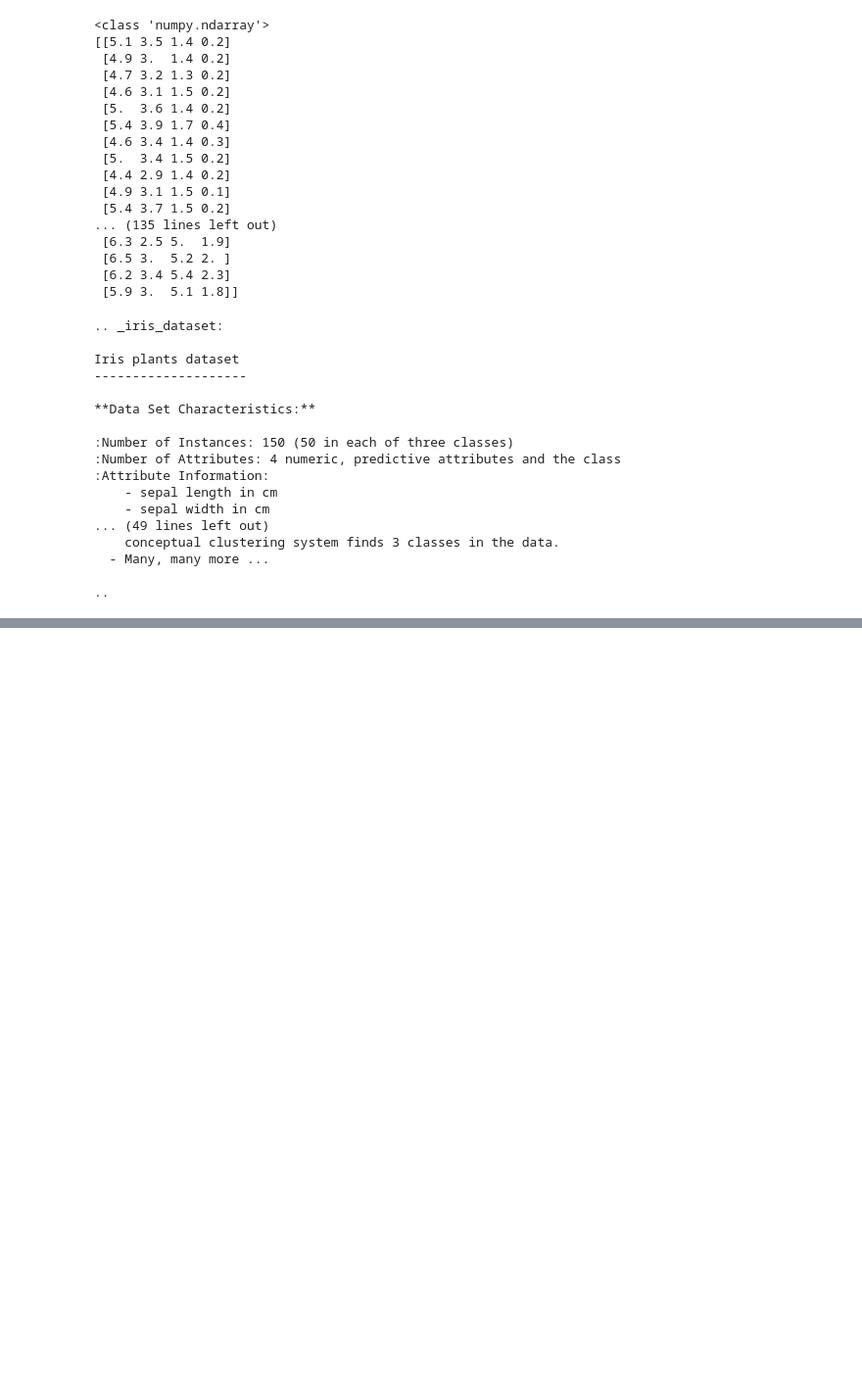
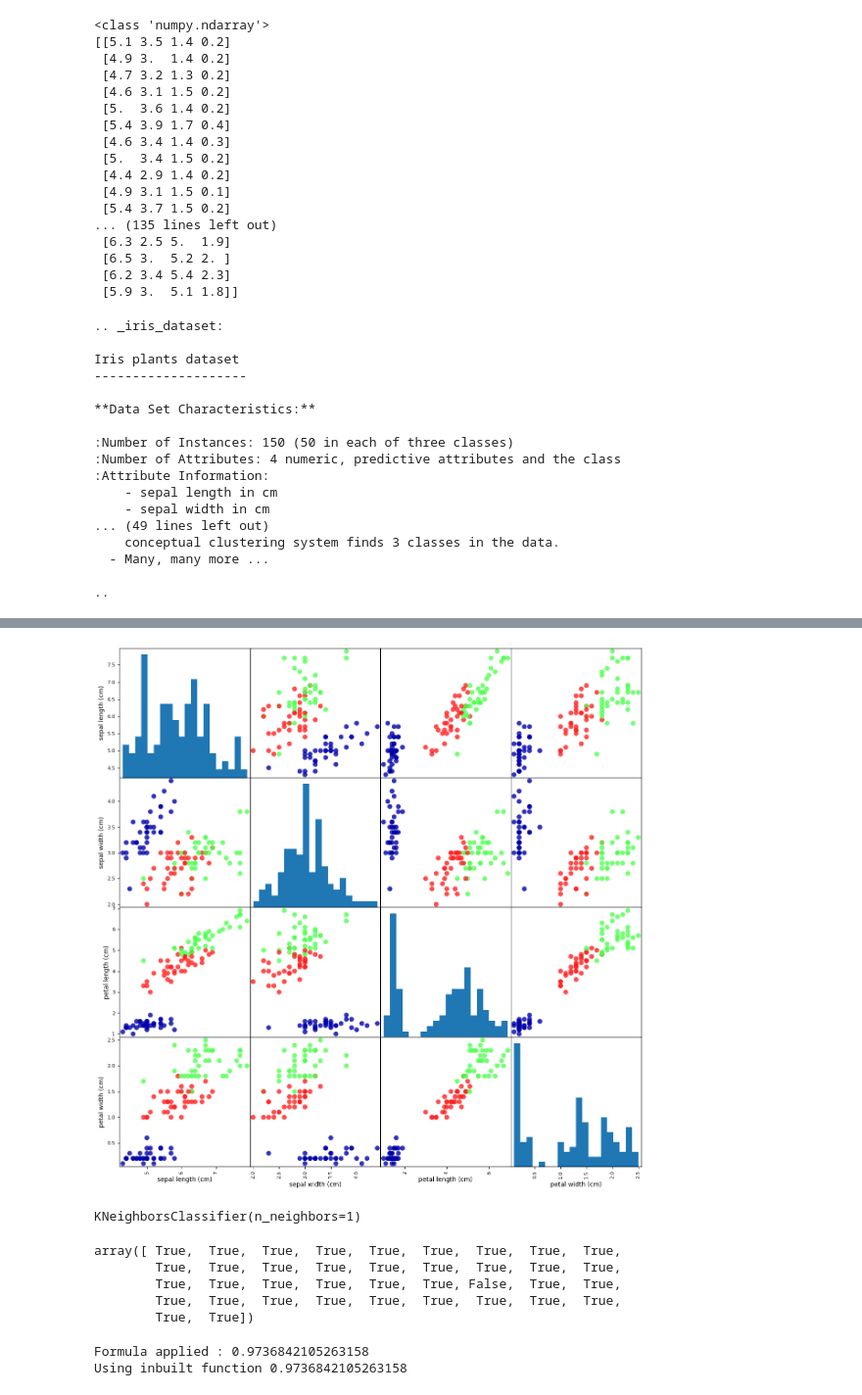
Before and after one commit to VSKoffl/My-first-python-ml-work, a Jupyter notebook: iris.ipynb, the cells around one changed output, grey strips where cells are left out. Shown at 98% size. Drawn from its saved outputs; the diff is of its cells as text; code cells hidden in the pictures; blank space fills up the shorter version.

```diff
--- a/iris.ipynb
+++ b/iris.ipynb
@@ -50,0 +60,6 @@ Iris plants dataset
+# %%
+#Split the data into train -  test sets using the
+from sklearn.model_selection import train_test_split
+train_X, test_X, train_y, test_y = train_test_split(iris['data'], iris['target'],random_state=0,stratify=iris['target'])
+# We cannot take the last 25% of the observations as the testing set as this might contain nothing but simply one class of flowers. Hence use a function that shuffles and then splits
+# Random state is basically seed i.e., for reproducibity
@@ -50,0 +72,3 @@ Iris plants dataset
+# %%
+import pandas as pd
+iris_df = pd.DataFrame(train_X,columns = iris.feature_names) #columns names as feature names of the iris dataset
@@ -50,0 +137,27 @@ Iris plants dataset
+# %%
+from pandas.plotting import scatter_matrix
+import mglearn as mg
+grr = scatter_matrix(iris_df,c = train_y,figsize = (15,15),marker = 'o',hist_kwds={'bins':20}, s=60,alpha = 0.8,cmap = mg.cm3)
+# %% [output]
+[figure, added]
+# %%
+from sklearn.neighbors import KNeighborsClassifier
+knn = KNeighborsClassifier(n_neighbors=1) #Model Defined
+knn.fit(train_X,train_y) #Model fit
+# %% [output]
+KNeighborsClassifier(n_neighbors=1)
+# %%
+knn.predict(test_X) == test_y
+# %% [output]
+array([ True,  True,  True,  True,  True,  True,  True,  True,  True,
+        True,  True,  True,  True,  True,  True,  True,  True,  True,
+        True,  True,  True,  True,  True,  True, False,  True,  True,
+        True,  True,  True,  True,  True,  True,  True,  True,  True,
+        True,  True])
+# %%
+import numpy as np
+print("Formula applied :",np.mean(knn.predict(test_X)==test_y))
+print('Using inbuilt function',knn.score(test_X,test_y))
+# %% [output]
+Formula applied : 0.9736842105263158
+Using inbuilt function 0.9736842105263158
```
Also changed, not shown: parts of 4 cells of this notebook.
